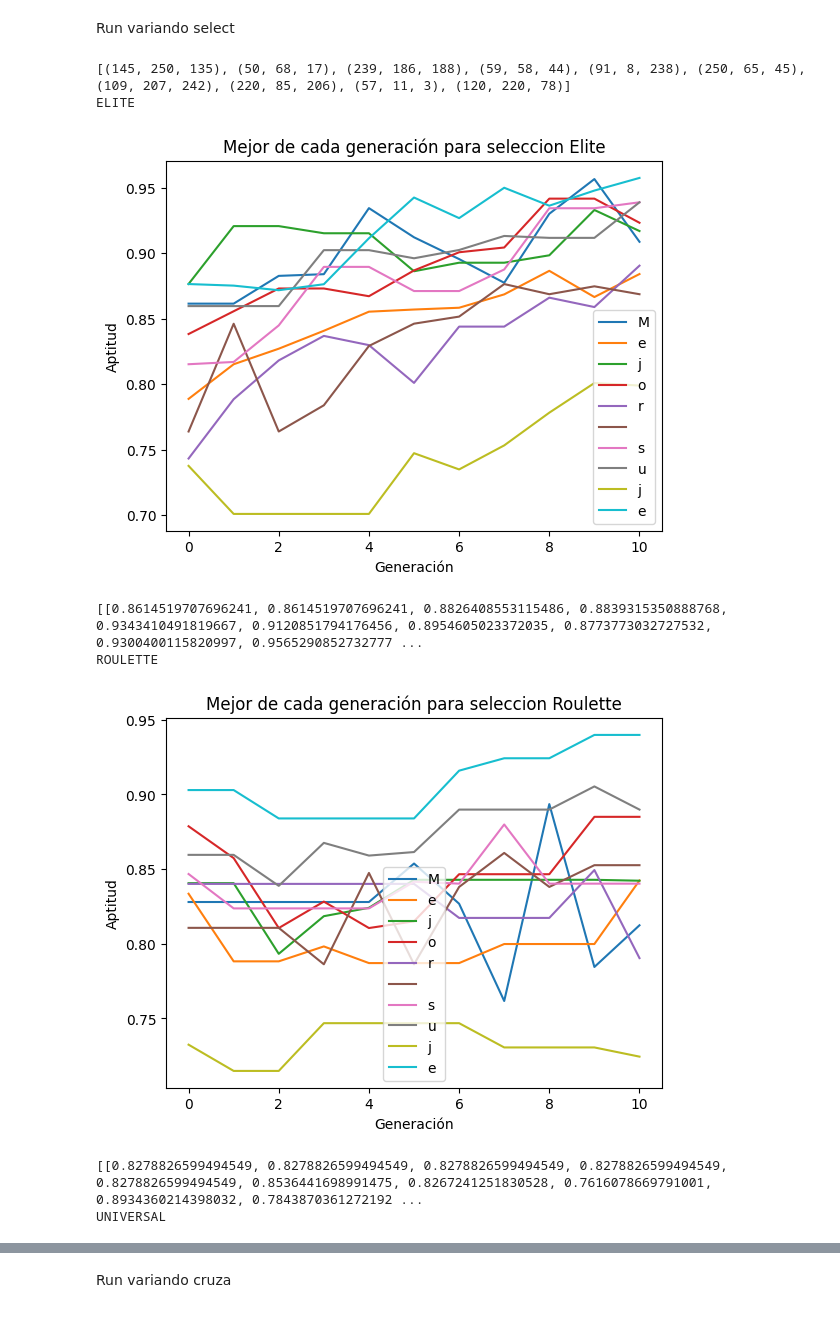
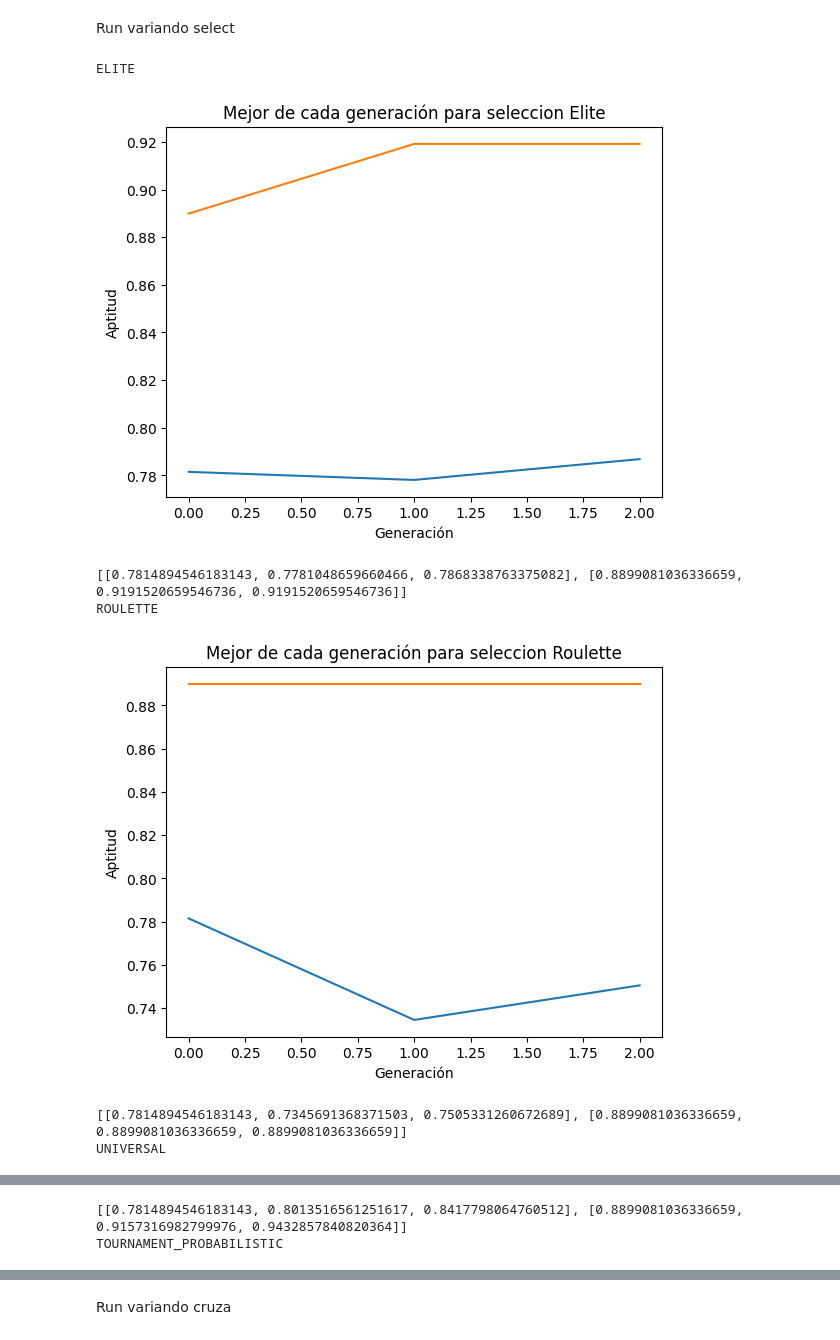
Before and after one commit to lukyferreiro/TPs-SIA, a Jupyter notebook: TP2/TP3-Jupyter.ipynb, the cells around one changed output, grey strips where cells are left out. Saved outputs shown, nothing was run; the diff lists cells and outputs as text; code cells hidden in the pictures.

Commit message:
Start population passed to genetic_algorithm now

```diff
--- a/TP2/TP3-Jupyter.ipynb
+++ b/TP2/TP3-Jupyter.ipynb
@@ -4,19 +4,9 @@ Headers aplicables a todas las funciones
 import numpy as np
 import matplotlib.pyplot as plt
 import random
-from src.genetic.genetic_algorithm import genetic_algorithm
+from src.genetic.genetic_algorithm import genetic_algorithm, generate_start_population
+from src.utils import get_palette
 from csv import reader
-
-def get_palette(path) -> np.ndarray:
-  file = open(path)
-  csvreader = reader(file)
-  colors = []
-
-  for row in csvreader:
-    r, g, b = (int(x) for x in row)
-    colors.append( [r, g, b] )
-
-  return np.array(colors)
 
 def plot_evolution(best_of_each_generation_array, name):
     # Gráfico de evolución de cada sujeto
@@ -32,7 +22,6 @@ def plot_evolution(best_of_each_generation_array, name):
     plt.title(f'Mejor de cada generación para {name}')
     plt.xlabel("Generación")
     plt.ylabel("Aptitud")
-    plt.legend(f'Mejor sujeto de cada generación para {name}')
     plt.show()
 
     print(best_of_each_generation_array)
@@ -41,19 +30,23 @@ selection_options = ["ELITE", "ROULETTE", "UNIVERSAL", "TOURNAMENT_DETERMINISTIC
 crossing_options = ["ONE_POINT", "DOUBLE_POINT", "ANGULAR", "UNIFORM"]
 mutation_options = ["ONE_GEN", "MULTIGEN_LIMITED", "MULTIGEN_UNIFORM", "COMPLETE"]
 select_new_generation_options = ["USE_ALL", "NEW_OVER_ACTUAL"]
-color_count = 10
+color_count = 2
 N = 100
 K = 100
 palette = get_palette("./src/colores.csv")
 print(palette)
 d_error = 0.01
 time = -1
-max_generations = 10
+max_generations = 2
 
 target_colors = []
+start_population = []
 for i in range(color_count):
-    tupla = (random.randint(0, 255), random.randint(0, 255), random.randint(0, 255))
-    target_colors.append(tupla)
+    color = (random.randint(0, 255), random.randint(0, 255), random.randint(0, 255))
+    start_population.append(generate_start_population(N, palette, color))
+    target_colors.append(color)
+
+
 
 print(target_colors)
 # %% [output]
@@ -74,7 +67,6 @@ current_mutation = "MULTIGEN_UNIFORM"
 current_p_mutation = 0.5
 current_combination = "USE_ALL"
 
-print(target_colors)
 average_time = []
 average_generations = []
 
@@ -88,11 +80,10 @@ for option in selection_options:
     times = []
     generations = []
     best_of_each_generation_array = []
-    for target_color in target_colors:
-
-        time_passed, finish_condition, best_subject, best_of_each_generation, generation = genetic_algorithm(palette, N, target_color, option,
+    for i in range(color_count):
+        time_passed, finish_condition, best_subject, best_of_each_generation, generation = genetic_algorithm(palette, N, target_colors[i], option,
                         current_crossing, current_mutation, current_p_mutation,
-                        current_combination, K, max_generations, d_error, time)
+                        current_combination, K, max_generations, d_error, time, start_population[i])
 
         times.append(time_passed)
         generations.append(generation)
@@ -111,37 +102,36 @@ for option in selection_options:
     average_generations.append(avg_step)
     error_step = np.std(generations) / np.sqrt(len(generations))
     std_errors_generations.append(error_step)
 
 
 print(average_time)
 print(std_errors_time)
 print(average_generations)
 print(std_errors_generations)
 
 #----------------------------------------
 #Grafico del tiempo que tarda
 fig = plt.figure(figsize =(10, 7))
 plt.bar(selection_options_name, average_time, yerr=std_errors_time, capsize=4, width=0.5, align="center")
 plt.title(f'Tiempo promedio de resolución para {color_count} colores')
 plt.xlabel('Método de selección')
 plt.ylabel('Tiempo promedio de resolución (ms)')
 
 plt.show()
 
 #----------------------------------------
 #Grafico de cantidad de pasos
 fig = plt.figure(figsize =(10, 7))
 plt.bar(selection_options_name, average_generations, yerr=std_errors_generations, capsize=4, width=0.5, align="center")
 plt.title(f'Cantidad de generaciones para {color_count} colores')
 plt.xlabel('Método de selección')
 plt.ylabel('Número de generaciones')
 plt.show()
 # %% [output]
-[(145, 250, 135), (50, 68, 17), (239, 186, 188), (59, 58, 44), (91, 8, 238), (250, 65, 45), (109, 207, 242), (220, 85, 206), (57, 11, 3), (120, 220, 78)]
 ELITE
-[figure, old version]
+[figure, new version]
-[[0.8614519707696241, 0.8614519707696241, 0.8826408553115486, 0.8839315350888768, 0.9343410491819667, 0.9120851794176456, 0.8954605023372035, 0.8773773032727532, 0.9300400115820997, 0.9565290852732777 ...
+[[0.7814894546183143, 0.7781048659660466, 0.7868338763375082], [0.8899081036336659, 0.9191520659546736, 0.9191520659546736]]
 ROULETTE
-[figure, old version]
+[figure, new version]
-[[0.8278826599494549, 0.8278826599494549, 0.8278826599494549, 0.8278826599494549, 0.8278826599494549, 0.8536441698991475, 0.8267241251830528, 0.7616078669791001, 0.8934360214398032, 0.7843870361272192 ...
+[[0.7814894546183143, 0.7345691368371503, 0.7505331260672689], [0.8899081036336659, 0.8899081036336659, 0.8899081036336659]]
 UNIVERSAL
@@ -148,0 +142,2 @@ KeyboardInterrupt:
+[[0.7814894546183143, 0.8013516561251617, 0.8417798064760512], [0.8899081036336659, 0.9157316982799976, 0.9432857840820364]]
+TOURNAMENT_PROBABILISTIC
```
Also changed, not shown: parts of 5 cells of this notebook, 2 other files.
